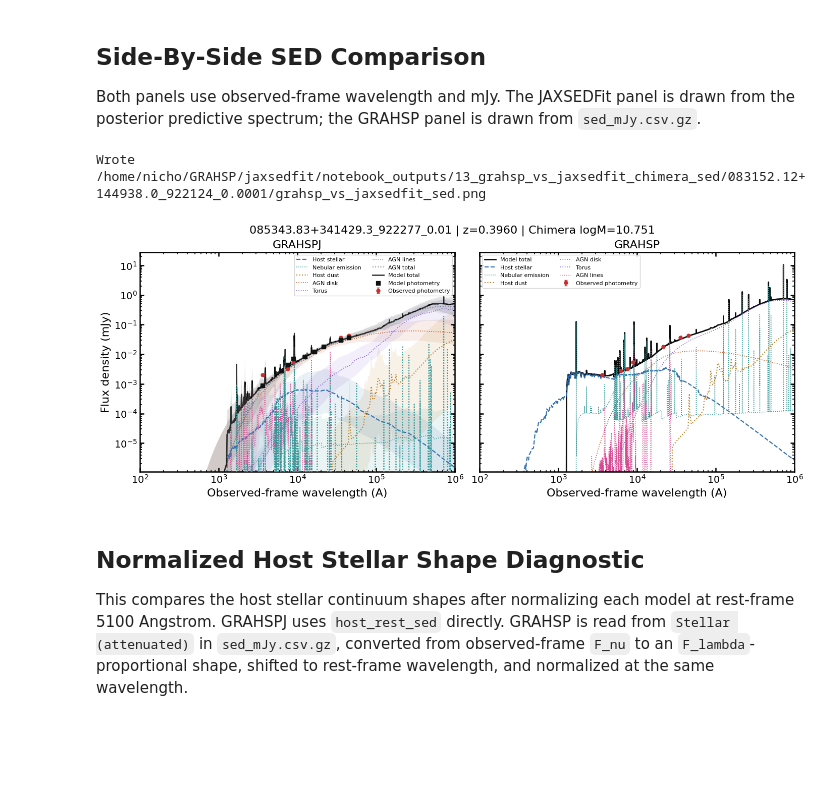
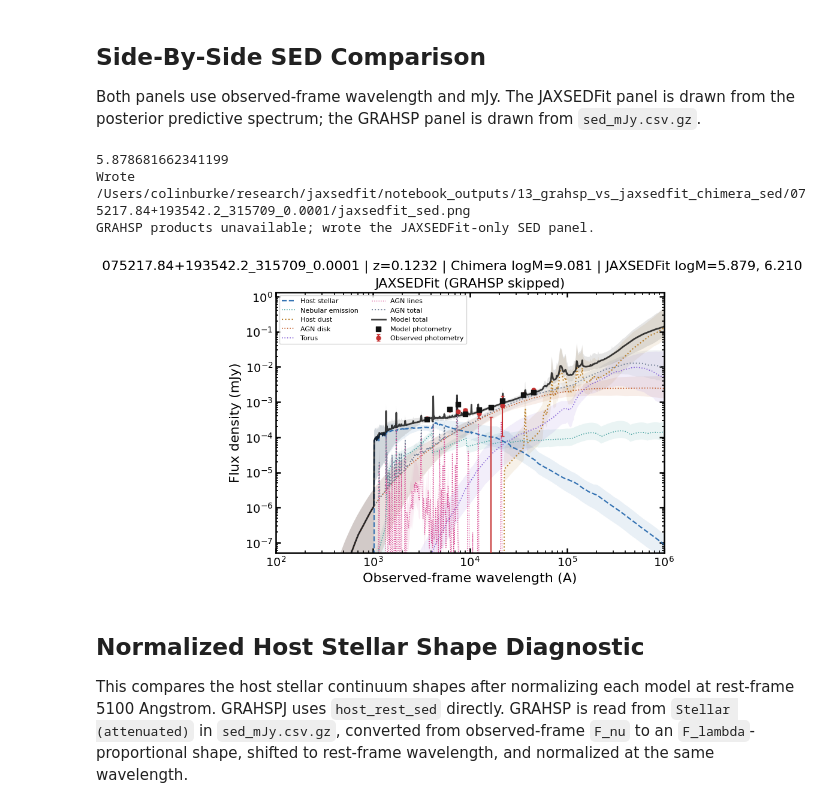
Before and after one commit to burke86/grahspj, a Jupyter notebook: notebooks/11_grahsp_vs_jaxsedfit_chimera_sed.ipynb, the cells around one changed output. Saved outputs shown, nothing was run; the diff lists cells and outputs as text; code cells hidden in the pictures; blank space fills up the shorter version.

Commit message:
improve jaxsedfit prediction and SED diagnostics

```diff
--- a/notebooks/11_grahsp_vs_jaxsedfit_chimera_sed.ipynb
+++ b/notebooks/11_grahsp_vs_jaxsedfit_chimera_sed.ipynb
@@ -77,7 +81,7 @@ print(f"Loaded {len(dataset.rows)} full Chimera benchmark rows")
 print(f"Loaded {len(subset)} deterministic tutorial subset rows")
 print("Example object IDs:", [str(r["id"]) for r in subset[:5]])
 
-target_object_id = "085343.83+341429.3_922277_0.01"
+target_object_id = "075217.84+193542.2_315709_0.0001"
 
 row = next((r for r in dataset.rows if str(r["id"]) == target_object_id), None)
 if row is None:
@@ -447,7 +558,7 @@ GRAHSP SED columns: ['wavelength', 'AGN disk', 'AGN disk_errup', 'AGN disk_errlo
 
 Both panels use observed-frame wavelength and mJy. The JAXSEDFit panel is drawn from the posterior predictive spectrum; the GRAHSP panel is drawn from `sed_mJy.csv.gz`.
 # %%
-from grahspj.plotting import _median_site_sum, _percentile_site_sum
+from jaxsedfit.plotting import _median_site_sum, _percentile_site_sum
 
 
 def _positive_component(y):
@@ -552,51 +663,60 @@ def plot_grahsp_panel(ax, sed_table, row):
     return all_y
 
 
+ncols = 2 if grahsp_available else 1
 fig, axes = plt.subplots(
     1,
-    2,
-    figsize=(14, 5.5),
+    ncols,
+    figsize=(14, 5.5) if grahsp_available else (7.5, 5.5),
     sharex=True,
     sharey=True,
     layout="constrained",
 )
+axes = np.atleast_1d(axes)
 
 y_parts = []
 y_parts.extend(plot_jaxsedfit_panel(axes[0], jaxsedfit_fitter, jaxsedfit_pred))
-y_parts.extend(plot_grahsp_panel(axes[1], grahsp_sed, row))
+if grahsp_available:
+    y_parts.extend(plot_grahsp_panel(axes[1], grahsp_sed, row))
+else:
+    axes[0].set_title("JAXSEDFit (GRAHSP skipped)")
 
 for ax in axes:
     ax.set_xscale("log")
     ax.set_yscale("log")
     ax.set_xlabel("Observed-frame wavelength (A)")
     ax.legend(fontsize=8, ncol=2, loc="best")
 
 axes[0].set_ylabel("Flux density (mJy)")
 
 finite_y = np.concatenate([np.ravel(np.asarray(y, dtype=float)) for y in y_parts])
 finite_y = finite_y[np.isfinite(finite_y) & (finite_y > 0.0)]
 
 if finite_y.size:
     ymax = float(np.nanmax(finite_y))
     ymin = (
         float(np.nanmin(finite_y[finite_y >= ymax * 1e-7]))
         if np.any(finite_y >= ymax * 1e-7)
         else float(np.nanmin(finite_y))
     )
 
     for ax in axes:
         ax.set_ylim(ymin * 0.7, ymax * 1.8)
         ax.set_xlim(1e2, 1e6)
-
-fig.suptitle(f"{row['id']} | z={float(row['redshift']):.4f} | Chimera logM={truth_logm:.3f}")
-comparison_path = base_output_dir / "grahsp_vs_jaxsedfit_sed.png"
+print(jaxsedfit_recovered_logm)
+fig.suptitle(f"{row['id']} | z={float(row['redshift']):.4f} | Chimera logM={truth_logm:.3f} | JAXSEDFit logM={jaxsedfit_recovered_logm:.3f}, {jaxsedfit_logm84:.3f}")
+comparison_path = base_output_dir / ("grahsp_vs_jaxsedfit_sed.png" if grahsp_available else "jaxsedfit_sed.png")
 fig.savefig(comparison_path, dpi=180)
 
 print("Wrote", comparison_path)
+if not grahsp_available:
+    print("GRAHSP products unavailable; wrote the JAXSEDFit-only SED panel.")
 plt.show()
 # %% [output]
-Wrote /home/nicho/GRAHSP/jaxsedfit/notebook_outputs/13_grahsp_vs_jaxsedfit_chimera_sed/083152.12+144938.0_922124_0.0001/grahsp_vs_jaxsedfit_sed.png
+5.878681662341199
+Wrote /Users/colinburke/research/jaxsedfit/notebook_outputs/13_grahsp_vs_jaxsedfit_chimera_sed/075217.84+193542.2_315709_0.0001/jaxsedfit_sed.png
+GRAHSP products unavailable; wrote the JAXSEDFit-only SED panel.
-[figure, old version]
+[figure, new version]
 # %% [markdown]
 ## Normalized Host Stellar Shape Diagnostic
 
```
Also changed, not shown: parts of 18 cells of this notebook, 6 other files.
